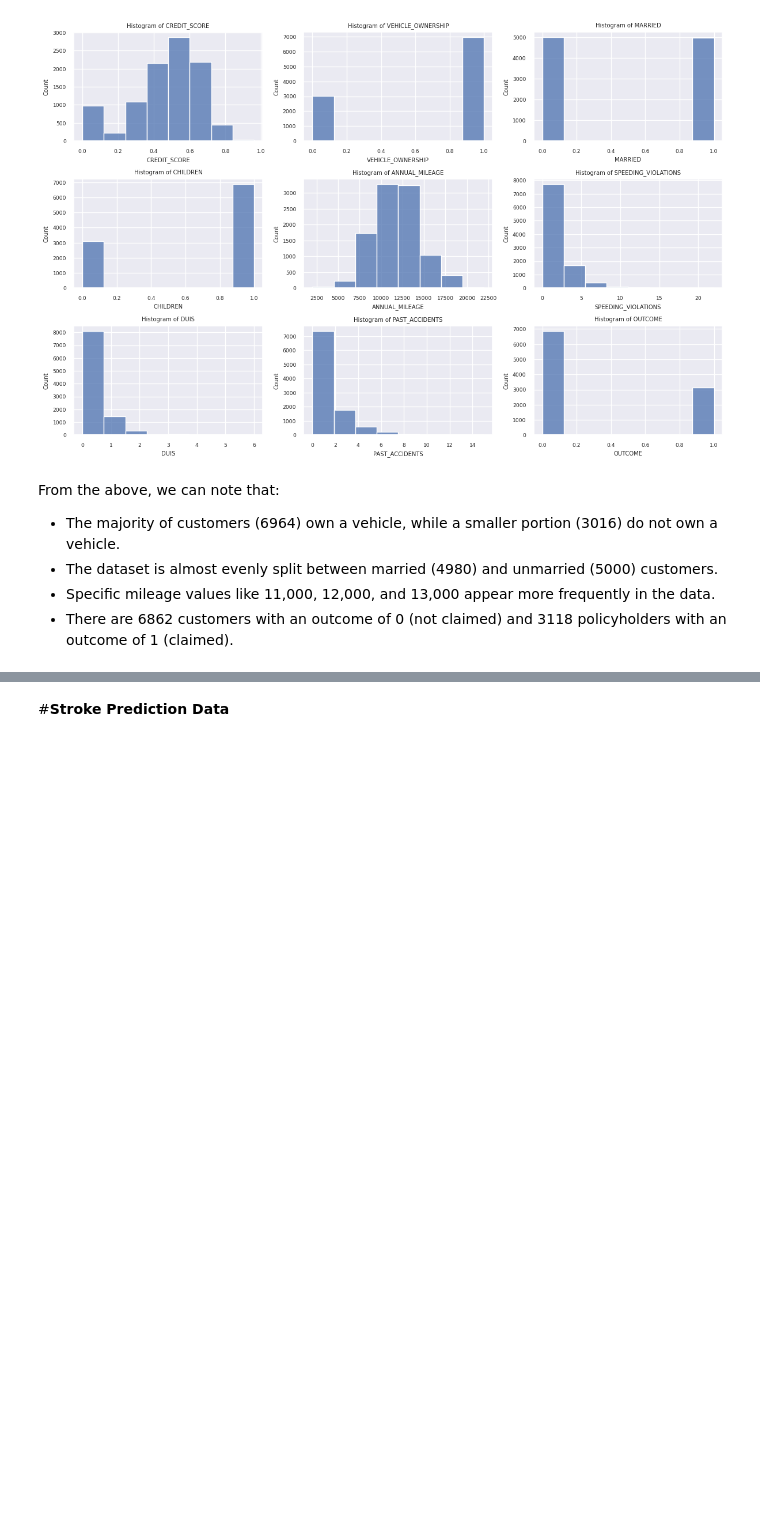
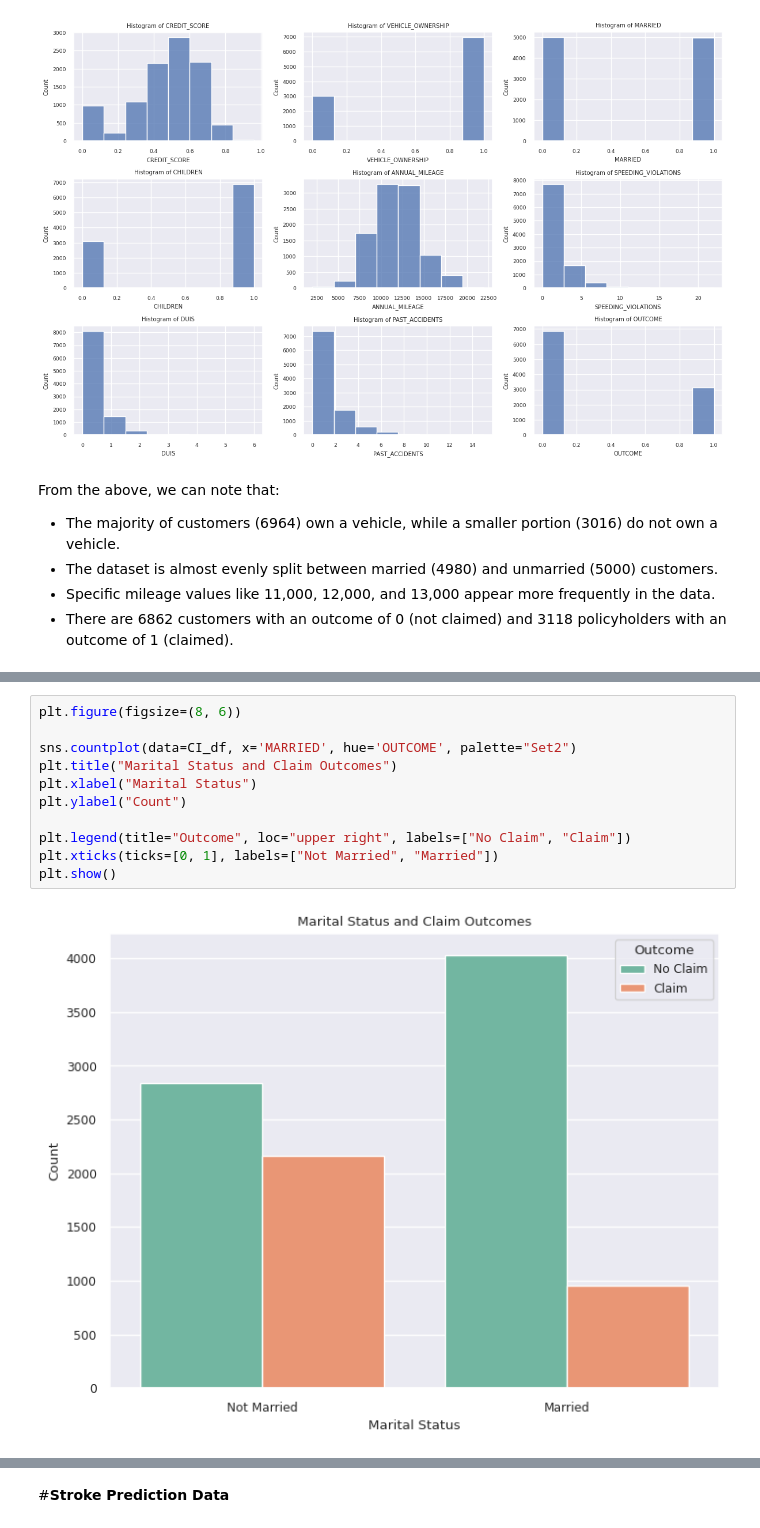
Before and after one commit to LeratoMatlala1/Car-Insurance-Claims-Classification, a Jupyter notebook: Project_2.ipynb, the cells around one changed output, grey strips where cells are left out. Saved outputs shown, nothing was run; the diff lists cells and outputs as text; blank space fills up the shorter version.

```diff
--- a/Project_2.ipynb
+++ b/Project_2.ipynb
@@ -299,0 +353,13 @@ From the above, we can note that:
+# %%
+plt.figure(figsize=(8, 6))
+
+sns.countplot(data=CI_df, x='MARRIED', hue='OUTCOME', palette="Set2")
+plt.title("Marital Status and Claim Outcomes")
+plt.xlabel("Marital Status")
+plt.ylabel("Count")
+
+plt.legend(title="Outcome", loc="upper right", labels=["No Claim", "Claim"])
+plt.xticks(ticks=[0, 1], labels=["Not Married", "Married"])
+plt.show()
+# %% [output]
+[figure, added]
```
Also changed, not shown: parts of 12 cells of this notebook.
